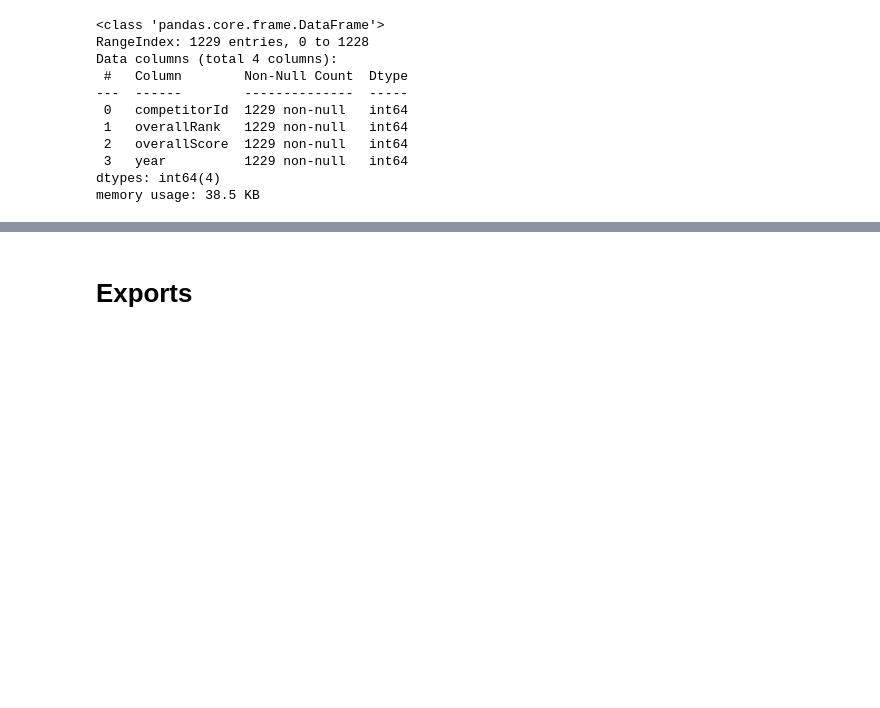
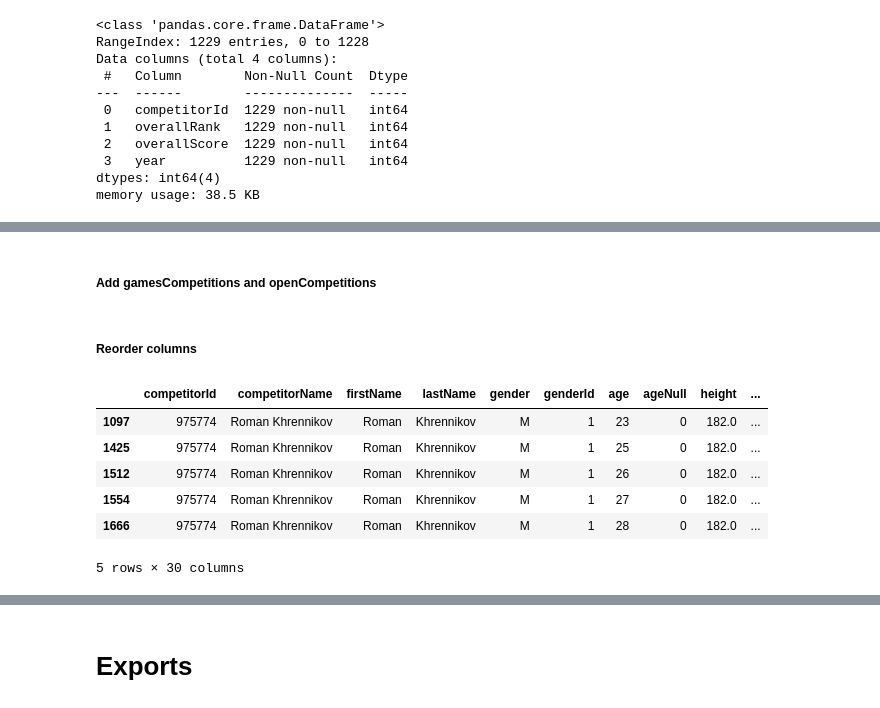
Before and after one commit to tgomesjuliana/ds-crossfit-games-competitions, a Jupyter notebook: data_cleaning.ipynb, the cells around one changed output, grey strips where cells are left out. Cells and saved outputs as stored; diff of their text form; code cells hidden in the pictures; blank space fills up the shorter version.

```diff
--- a/data_cleaning.ipynb
+++ b/data_cleaning.ipynb
@@ -370,9 +385,9 @@ conditions = {
 }
 
 # Use the 'conditions' dictionary to map the 'overallRank' column based on the 'competitorId' and 'year' conditions
-df_games_conso['overallRank'] = df_games_conso.apply(lambda x: conditions.get((x['competitorId'], x['year']), x['overallRank']), axis=1)
+df_games_conso['overallRank'] = df_games_conso.apply(lambda row: conditions.get((row['competitorId'], row['year']), row['overallRank']), axis=1)
 
-# Remove ':' and divide by 100 only for rows where ':' is present in 'overallScore' column
+# Replace ':' with an empty string in 'overallScore' column and divide by 100 only for rows where ':' is present
 mask = df_games_conso['overallScore'].str.contains(':')
 df_games_conso.loc[mask, 'overallScore'] = df_games_conso.loc[mask, 'overallScore'].str.replace(':', '').astype(float) / 100
 
@@ -497,0 +533,52 @@ memory usage: 38.5 KB
+# %%
+# Create the 'openCompetitor' column and fill it with 1 if 'openRank' is not null, 0 otherwise
+df_games_and_open['openCompetitor'] = df_games_and_open['openRank'].notnull().astype(np.int64)
+
+# Fill null values in 'openScore' and 'openRank' with the maximum value in the respective columns
+df_games_and_open['openScore'] = df_games_and_open['openScore'].fillna(df_games_and_open['openScore'].max())
+df_games_and_open['openRank'] = df_games_and_open['openRank'].fillna(df_games_and_open['openRank'].max())
+
+# Convert 'openScore' and 'openRank' to integer data types
+df_games_and_open['openScore'] = df_games_and_open['openScore'].astype(np.int64)
+df_games_and_open['openRank'] = df_games_and_open['openRank'].astype(np.int64)
+# %% [markdown]
+##### Add gamesCompetitions and openCompetitions
+# %%
+# Sort the DataFrame by 'competitorId' and 'year' in ascending order
+df_games_and_open.sort_values(by=['competitorId', 'year'], inplace=True)
+
+def count_competitions(mask_column, new_column):
+    # Create a mask to filter rows based on the provided column
+    mask = df_games_and_open[mask_column] > 0
+
+    # Group the DataFrame by 'competitorId' and apply the cumsum function to count the occurrences for each competitorId
+    df_games_and_open[new_column] = df_games_and_open[mask].groupby('competitorId')['year'].cumcount()
+
+    # Forward fill the null values for each competitorId separately
+    df_games_and_open[new_column] = df_games_and_open.groupby('competitorId')[new_column].fillna(method='ffill')
+
+    # Replace any remaining null values with 0 and convert to integer data type
+    df_games_and_open[new_column] = df_games_and_open[new_column].fillna(0).astype(np.int64)
+
+# Call the function for 'gamesCompetitions' and 'openCompetitions' columns
+count_competitions('overallScore', 'gamesCompetitions')
+count_competitions('openCompetitor', 'openCompetitions')
+# %% [markdown]
+##### Reorder columns
+# %%
+# Reorder columns of the final dataset
+new_order = ['competitorId', 'competitorName', 'firstName', 'lastName', 'gender', 'genderId', 'age', 'ageNull', 'height',
+             'heightNull', 'weight', 'weightNull', 'bmi', 'bmiNull', 'affiliateName', 'affiliateId', 'countryOfOriginName',
+             'countryOfOriginCode', 'regionName', 'regionId', 'status', 'statusId', 'year', 'overallRank', 'overallScore',
+             'openCompetitor', 'openRank', 'openScore', 'gamesCompetitions', 'openCompetitions']
+df_games_and_open = df_games_and_open.reindex(columns=new_order)
+# %%
+df_games_and_open[df_games_and_open['competitorId'] == 975774]
+# %% [output]
+|  | competitorId | competitorName | firstName | lastName | gender | genderId | age | ageNull | height | ... |
+| 1097 | 975774 | Roman Khrennikov | Roman | Khrennikov | M | 1 | 23 | 0 | 182.0 | ... |
+| 1425 | 975774 | Roman Khrennikov | Roman | Khrennikov | M | 1 | 25 | 0 | 182.0 | ... |
+| 1512 | 975774 | Roman Khrennikov | Roman | Khrennikov | M | 1 | 26 | 0 | 182.0 | ... |
+| 1554 | 975774 | Roman Khrennikov | Roman | Khrennikov | M | 1 | 27 | 0 | 182.0 | ... |
+| 1666 | 975774 | Roman Khrennikov | Roman | Khrennikov | M | 1 | 28 | 0 | 182.0 | ... |
+5 rows × 30 columns
```
Also changed, not shown: parts of 16 cells of this notebook, 5 other files.
